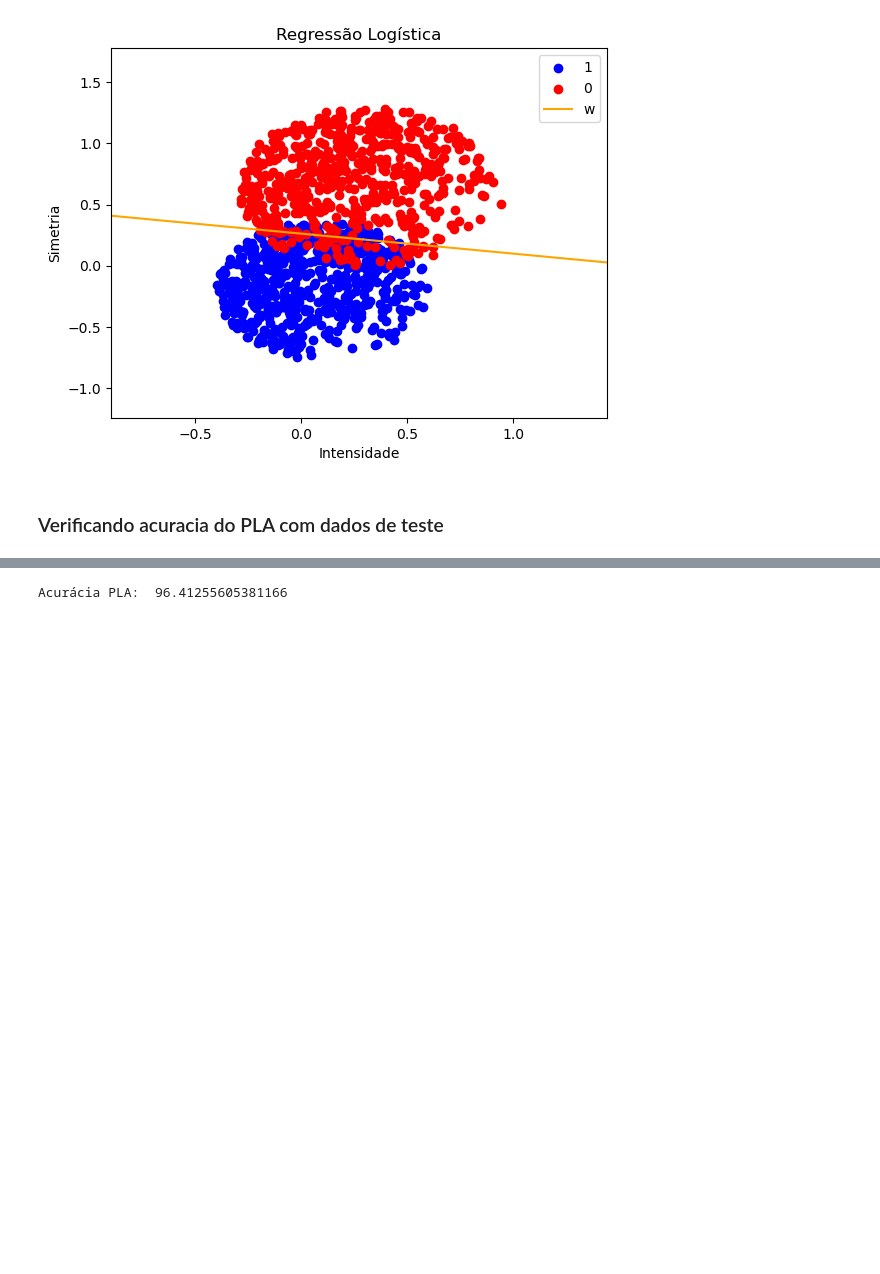
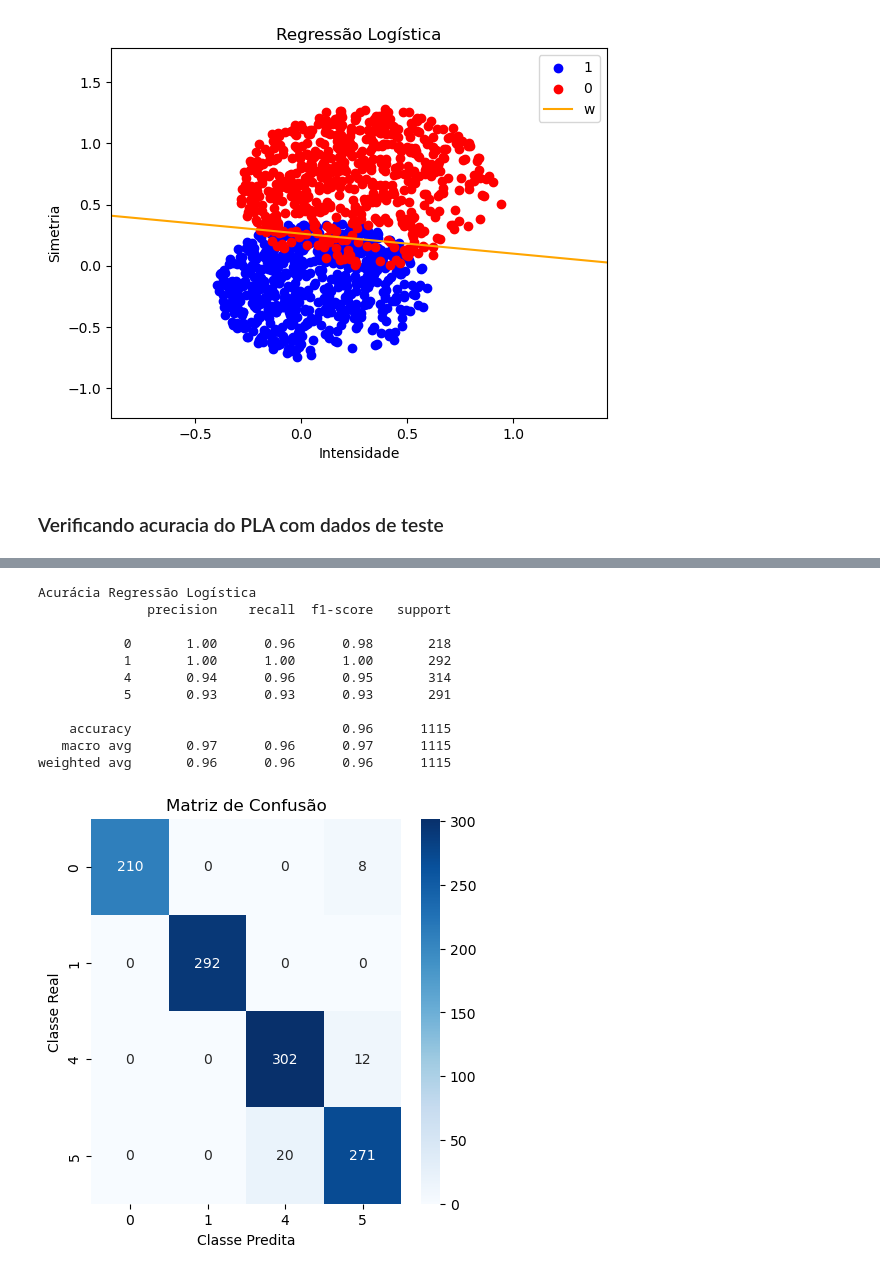
Before and after one commit to ivoaraujo17/Machine_Learning_Project_1, a Jupyter notebook: todos_vs_todos.ipynb, the cells around one changed output, grey strips where cells are left out. Cells and saved outputs as stored; diff of their text form; code cells hidden in the pictures; blank space fills up the shorter version.

```diff
--- a/todos_vs_todos.ipynb
+++ b/todos_vs_todos.ipynb
@@ -152,18 +178,29 @@ NameError: name 'acuracia' is not defined
 # %%
 # um contra todos usando regressão logística
 y_predict = []
 for imagem in X_test:
     if modelos_rlog[0].predict(imagem) == 1:
         y_predict.append(0)
     elif modelos_rlog[1].predict(imagem) == 1:
         y_predict.append(1)
     elif modelos_rlog[2].predict(imagem) == 1:
         y_predict.append(4)
     else:
         y_predict.append(5)
 
 y_predict = np.array(y_predict)
 
-print("Acurácia regressão logística: ", acuracia(y_test, y_predict))
+modelos_rlog[0].acuracia(y_test, y_predict, ['0', '1', '4', '5'])
 # %% [output]
-Acurácia PLA:  96.41255605381166
+Acurácia Regressão Logística
+              precision    recall  f1-score   support
+
+           0       1.00      0.96      0.98       218
+           1       1.00      1.00      1.00       292
+           4       0.94      0.96      0.95       314
+           5       0.93      0.93      0.93       291
+
+    accuracy                           0.96      1115
+   macro avg       0.97      0.96      0.97      1115
+weighted avg       0.96      0.96      0.96      1115
+[figure, added]
```
Also changed, not shown: parts of 4 cells of this notebook, 9 other files.
